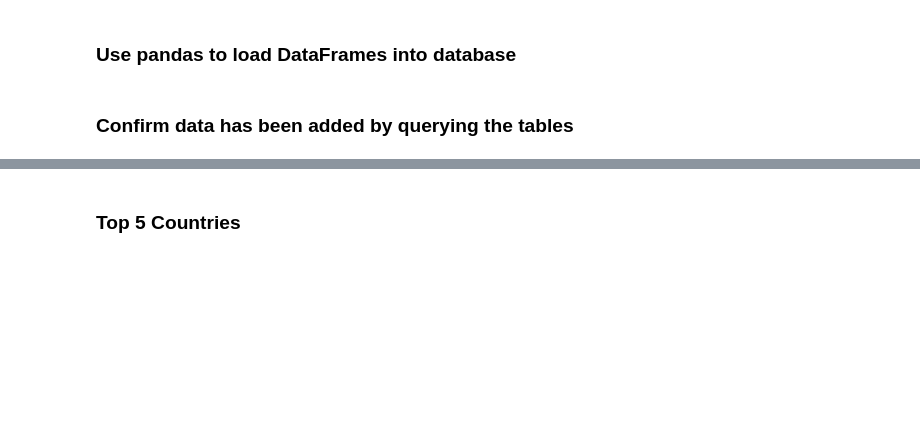
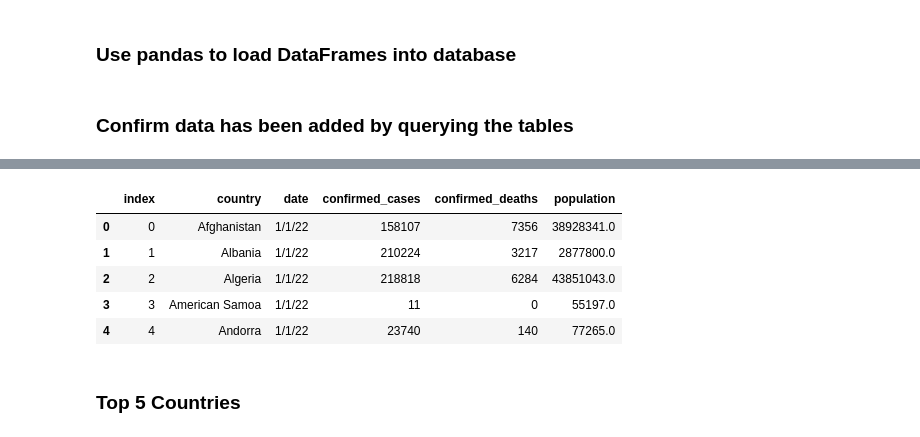
Before and after one commit to eperez3181/Project_3, a Jupyter notebook: Resources/final_notebook.ipynb, the cells around one changed output, grey strips where cells are left out. Cells and saved outputs as stored; diff of their text form; code cells hidden in the pictures; blank space fills up the shorter version.

```diff
--- a/Resources/final_notebook.ipynb
+++ b/Resources/final_notebook.ipynb
@@ -335,6 +168,16 @@ global_data.head()
 | 2 | 2 | India | South-East Asia | 43938764 | 135145 | 18313 | 526167 | ... |
 | 3 | 3 | Brazil | Americas | 33621965 | 282150 | 30609 | 677143 | ... |
 | 4 | 4 | France | Europe | 32664720 | 454372 | 87562 | 148254 | ... |
+# %%
+timeline_data =pd.read_sql_query("SELECT * FROM timeline_data", con=engine)
+timeline_data.head()
+# %% [output]
+|  | index | country | date | confirmed_cases | confirmed_deaths | population |
+| 0 | 0 | Afghanistan | 1/1/22 | 158107 | 7356 | 38928341.0 |
+| 1 | 1 | Albania | 1/1/22 | 210224 | 3217 | 2877800.0 |
+| 2 | 2 | Algeria | 1/1/22 | 218818 | 6284 | 43851043.0 |
+| 3 | 3 | American Samoa | 1/1/22 | 11 | 0 | 55197.0 |
+| 4 | 4 | Andorra | 1/1/22 | 23740 | 140 | 77265.0 |
 # %% [markdown]
 ### Top 5 Countries
 # %% [markdown]
```
Also changed, not shown: parts of 28 cells of this notebook.
